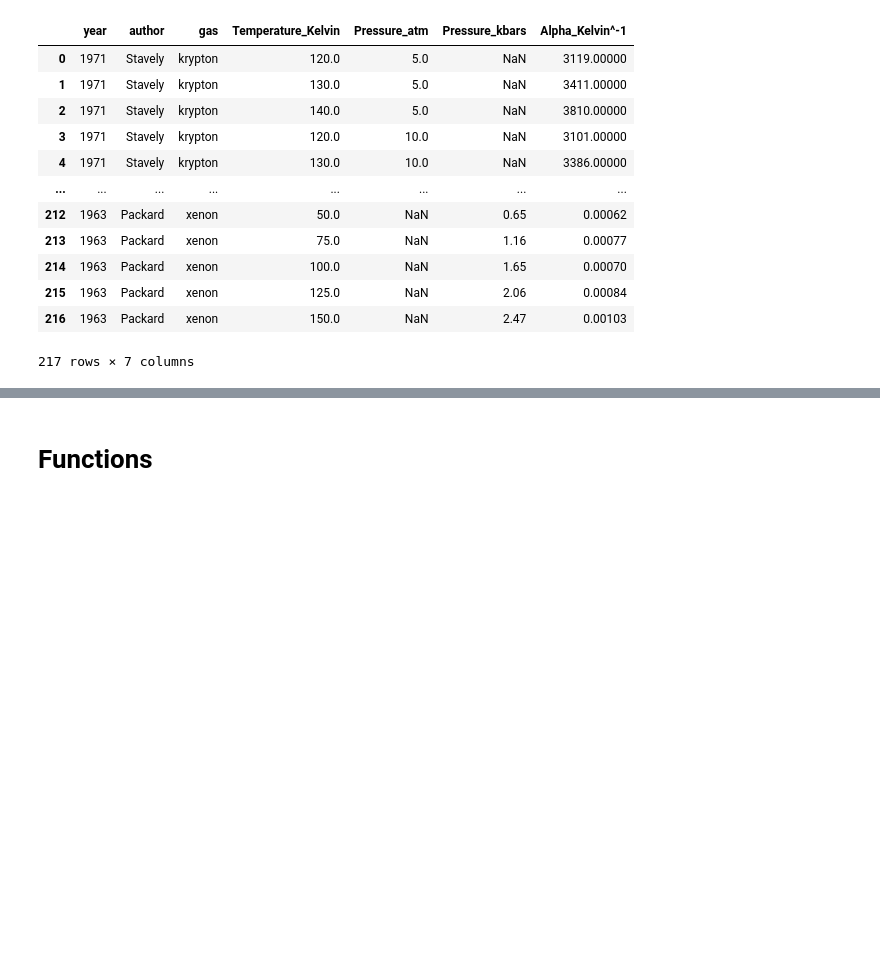
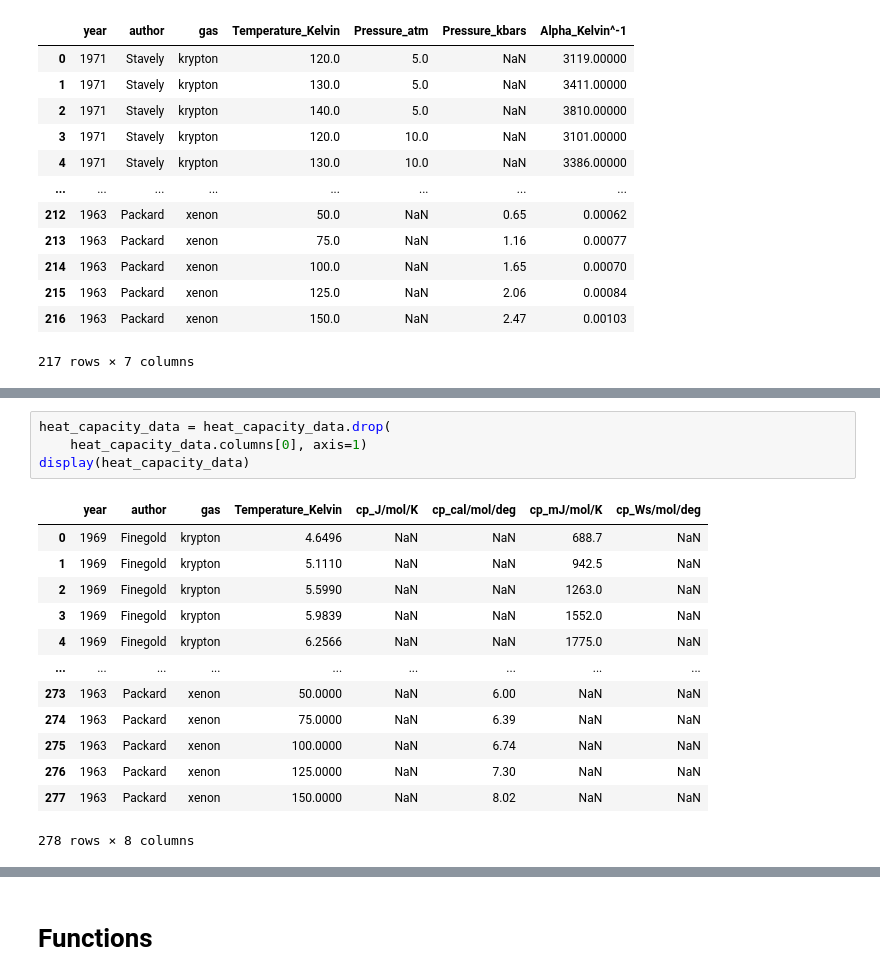
Before and after one commit to Iash5225/GENG5511_Thesis, a Jupyter notebook: src/visualise.ipynb, the cells around one changed output, grey strips where cells are left out. Drawn from its saved outputs; the diff is of its cells as text; blank space fills up the shorter version.

```diff
--- a/src/visualise.ipynb
+++ b/src/visualise.ipynb
@@ -93,0 +113,18 @@ display(thermalcoefficient_data)
+# %%
+heat_capacity_data = heat_capacity_data.drop(
+    heat_capacity_data.columns[0], axis=1)
+display(heat_capacity_data)
+# %% [output]
+|  | year | author | gas | Temperature_Kelvin | cp_J/mol/K | cp_cal/mol/deg | cp_mJ/mol/K | cp_Ws/mol/deg |
+| 0 | 1969 | Finegold | krypton | 4.6496 | NaN | NaN | 688.7 | NaN |
+| 1 | 1969 | Finegold | krypton | 5.1110 | NaN | NaN | 942.5 | NaN |
+| 2 | 1969 | Finegold | krypton | 5.5990 | NaN | NaN | 1263.0 | NaN |
+| 3 | 1969 | Finegold | krypton | 5.9839 | NaN | NaN | 1552.0 | NaN |
+| 4 | 1969 | Finegold | krypton | 6.2566 | NaN | NaN | 1775.0 | NaN |
+| ... | ... | ... | ... | ... | ... | ... | ... | ... |
+| 273 | 1963 | Packard | xenon | 50.0000 | NaN | 6.00 | NaN | NaN |
+| 274 | 1963 | Packard | xenon | 75.0000 | NaN | 6.39 | NaN | NaN |
+| 275 | 1963 | Packard | xenon | 100.0000 | NaN | 6.74 | NaN | NaN |
+| 276 | 1963 | Packard | xenon | 125.0000 | NaN | 7.30 | NaN | NaN |
+| 277 | 1963 | Packard | xenon | 150.0000 | NaN | 8.02 | NaN | NaN |
+278 rows × 8 columns
```
Also changed, not shown: parts of 7 cells of this notebook, 2 other files.
